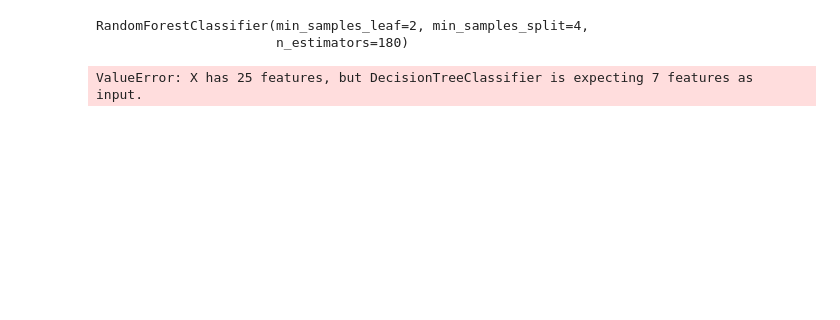
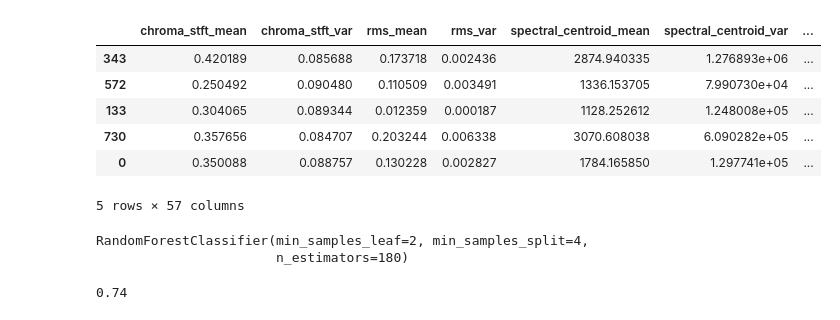
Before and after one commit to rukha1/ECE_196_Music_Classifcation, a Jupyter notebook: ML Project .ipynb, the cells around one changed output. Saved outputs shown, nothing was run; the diff lists cells and outputs as text; code cells hidden in the pictures; blank space fills up the shorter version.

```diff
--- a/ML Project .ipynb
+++ b/ML Project .ipynb
@@ -100,12 +105,23 @@ X_features.head()
 # %%
 #-------------------------------------Split data into train and test----------------------------------------
-df = df.sample(frac=1)                                #randomize rows of dataset
-row,col = pd.concat([X_features,Y_genre],axis=1).shape  #extract size of dataset
+total = pd.concat([X_features,Y_genre],axis=1)
+total = total.sample(frac=1)                                #randomize rows of dataset
+row,col = total.shape  #extract size of dataset
 split = 0.75                                          #3/4 training split
-X_train = df.iloc[:int(row*split),:-1]             #obtain 75% of test data
-y_train = df.iloc[:int(row*split),-1:]            #obtain 75% of genre data
-X_test = df.iloc[int(row*split):,:-1]              #obtain 25% of test data
-y_test = df.iloc[int(row*split):,-1:]             #obtain 25% of genre data
+X_train = total.iloc[:int(row*split),:-1]             #obtain 75% of test data
+y_train = total.iloc[:int(row*split),-1:]            #obtain 75% of genre data
+X_test = total.iloc[int(row*split):,:-1]              #obtain 25% of test data
+y_test = total.iloc[int(row*split):,-1:]             #obtain 25% of genre data
+# %%
+X_train.head()
+# %% [output]
+|  | chroma_stft_mean | chroma_stft_var | rms_mean | rms_var | spectral_centroid_mean | spectral_centroid_var | ... |
+| 343 | 0.420189 | 0.085688 | 0.173718 | 0.002436 | 2874.940335 | 1.276893e+06 | ... |
+| 572 | 0.250492 | 0.090480 | 0.110509 | 0.003491 | 1336.153705 | 7.990730e+04 | ... |
+| 133 | 0.304065 | 0.089344 | 0.012359 | 0.000187 | 1128.252612 | 1.248008e+05 | ... |
+| 730 | 0.357656 | 0.084707 | 0.203244 | 0.006338 | 3070.608038 | 6.090282e+05 | ... |
+| 0 | 0.350088 | 0.088757 | 0.130228 | 0.002827 | 1784.165850 | 1.297741e+05 | ... |
+5 rows × 57 columns
 # %%
 #-----------------------------------------Import algorithms------------------------------------------------------
 from sklearn.ensemble import RandomForestClassifier
@@ -119,4 +137,4 @@ RandomForestClassifier(min_samples_leaf=2, min_samples_split=4,
 # %%
-clf.predict(X_test)
+clf.score(X_test,y_test)
 # %% [output]
-ValueError: X has 25 features, but DecisionTreeClassifier is expecting 7 features as input.
+0.74
```
Also changed, not shown: parts of 20 cells of this notebook, 6 other files.
